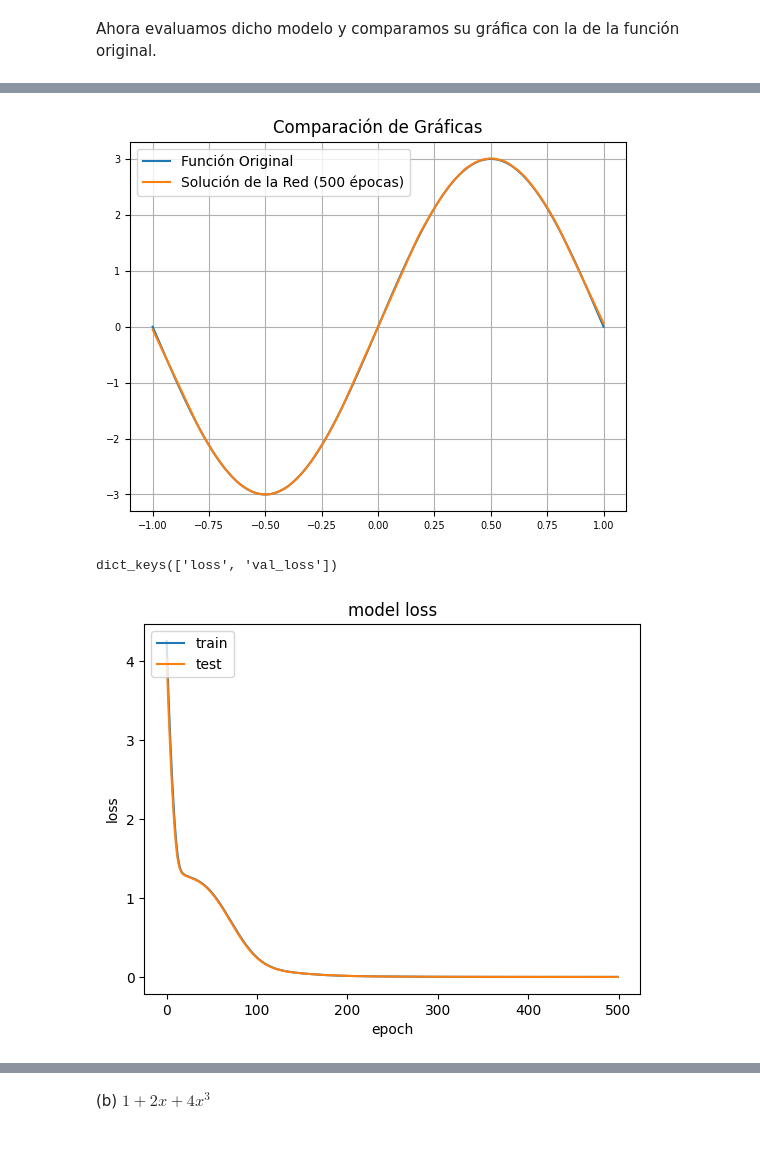
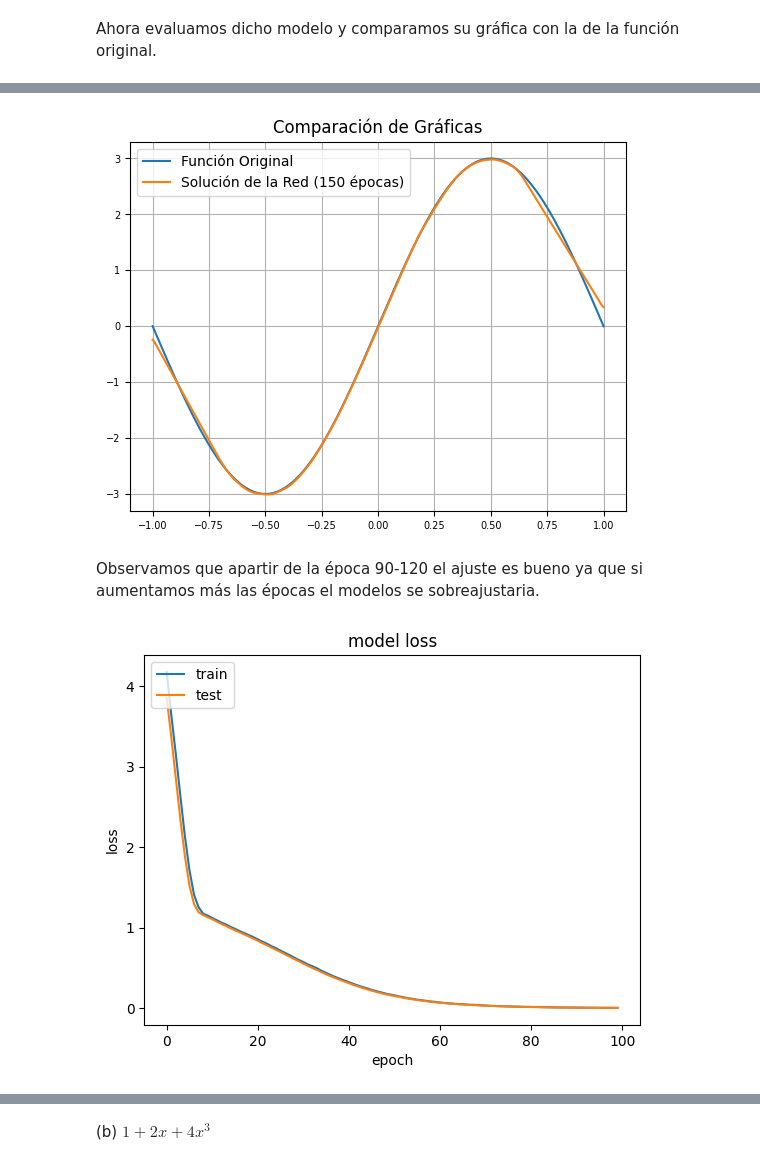
Before and after one commit to Silverz21/Ajuste-de-Parametros, a Jupyter notebook: proyecto_4_rn.ipynb, the cells around one changed output, grey strips where cells are left out. Cells and saved outputs as stored; diff of their text form; code cells hidden in the pictures.

```diff
--- a/proyecto_4_rn.ipynb
+++ b/proyecto_4_rn.ipynb
@@ -47,11 +45,8 @@ Definimos (utilizando keras) el modelo que vamos a utilizar para la red neuronal
 # %% [markdown]
 La primer capa de la red neuronal constara de 128 neuronas de entrada, tiene una capa oculta con 32 neuronas y una capa de salida de una sola neurona.
 # %%
-modelo = keras.Sequential([
-    layers.Dense(128, activation="relu",
-                 input_shape=(1,)),
-    layers.Dense(32, activation="relu",
-                 input_shape=(1,)),
-    layers.Dense(1)
-])
+modelo = keras.Sequential()
+modelo.add(layers.Dense(128, activation="relu", input_shape=(1,)))
+modelo.add(layers.Dense(32, activation="relu", input_shape=(1,)))
+modelo.add(layers.Dense(1))
 modelo.compile(loss="mse", optimizer="adam")
@@ -60,5 +56,5 @@ Entrenamos el modelo.
 # %%
-history = modelo.fit(x_t, y_t, batch_size=64,
-                     epochs=250, verbose=1,
+history = modelo.fit(x_t, y_t, batch_size=32,
+                     epochs=150, verbose=1,
                      validation_data=(x_t, y_t))
 # %% [output]
@@ -84,5 +82,5 @@ Ahora evaluamos dicho modelo y comparamos su gráfica con la de la función orig
 # %%
-x_test = np.linspace(-1, 1, 500)
+x_test = np.linspace(-1, 1, 250)
 y_test = 3 * np.sin(np.pi * x_t)
 loss_a = modelo.evaluate(x_test, y_test, verbose=1)
 # %% [output]
@@ -90,6 +88,6 @@ loss_a = modelo.evaluate(x_test, y_test, verbose=1)
 # %%
 plt.plot(x_t, y_t, label="Función Original")
-plt.plot(x_test, modelo.predict(x_test), label="Solución de la Red (500 épocas)")
+plt.plot(x_test, modelo.predict(x_test), label="Solución de la Red (150 épocas)")
 plt.legend()
 plt.title('Comparación de Gráficas')
 plt.xticks(fontsize=7)
@@ -101,8 +99,6 @@ plt.show()
-[figure, old version]
+[figure, new version]
-# %%
-print(history.history.keys())
-# %% [output]
-dict_keys(['loss', 'val_loss'])
+# %% [markdown]
+Observamos que apartir de la época 90-120 el ajuste es bueno ya que si aumentamos más las épocas el modelos se sobreajustaria.
 # %%
 plt.plot(history.history['loss'])
 plt.plot(history.history['val_loss'])
@@ -112,4 +108,4 @@ plt.xlabel('epoch')
 plt.legend(['train', 'test'], loc='upper left')
 plt.show()
 # %% [output]
-[figure, old version]
+[figure, new version]
```
Also changed, not shown: parts of 13 cells of this notebook.
